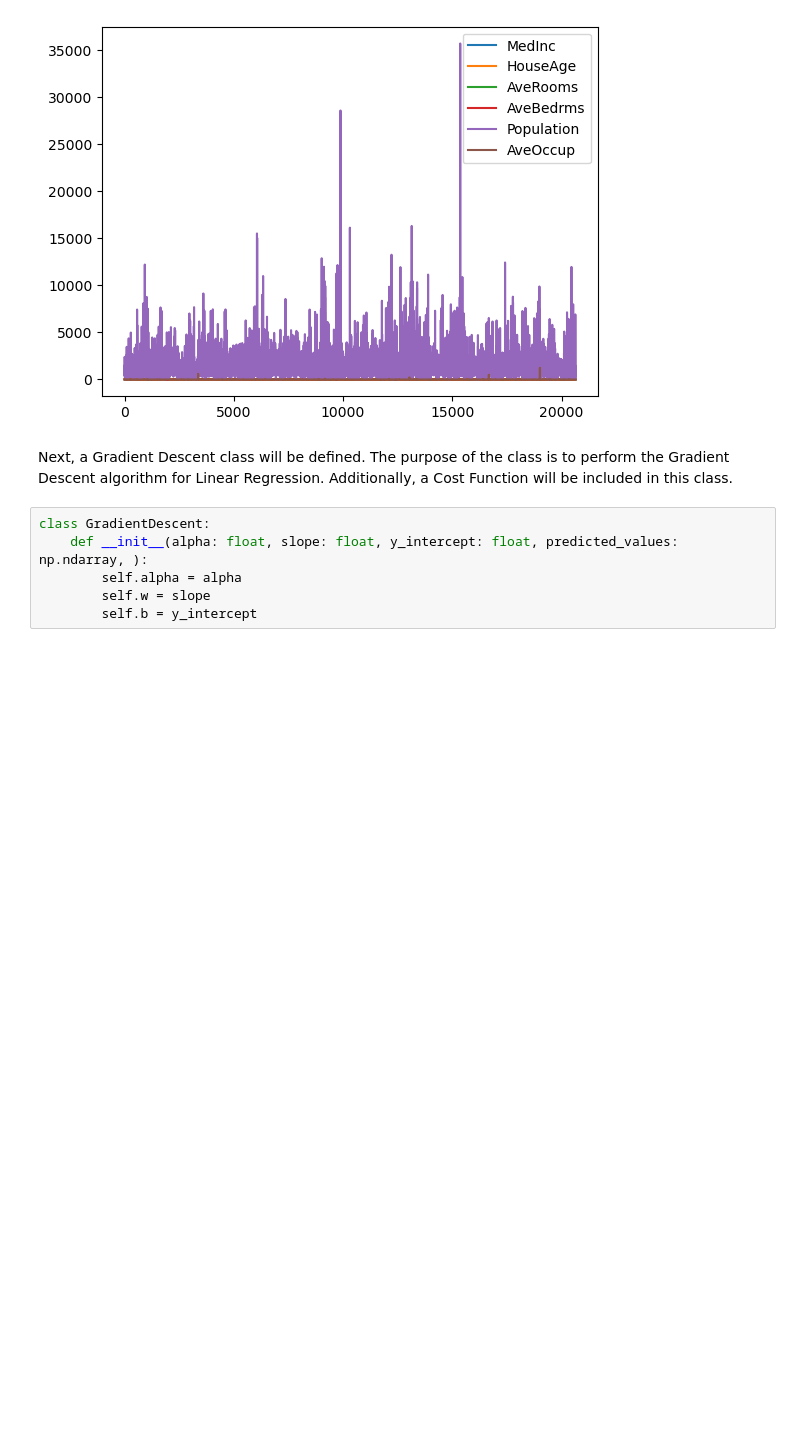
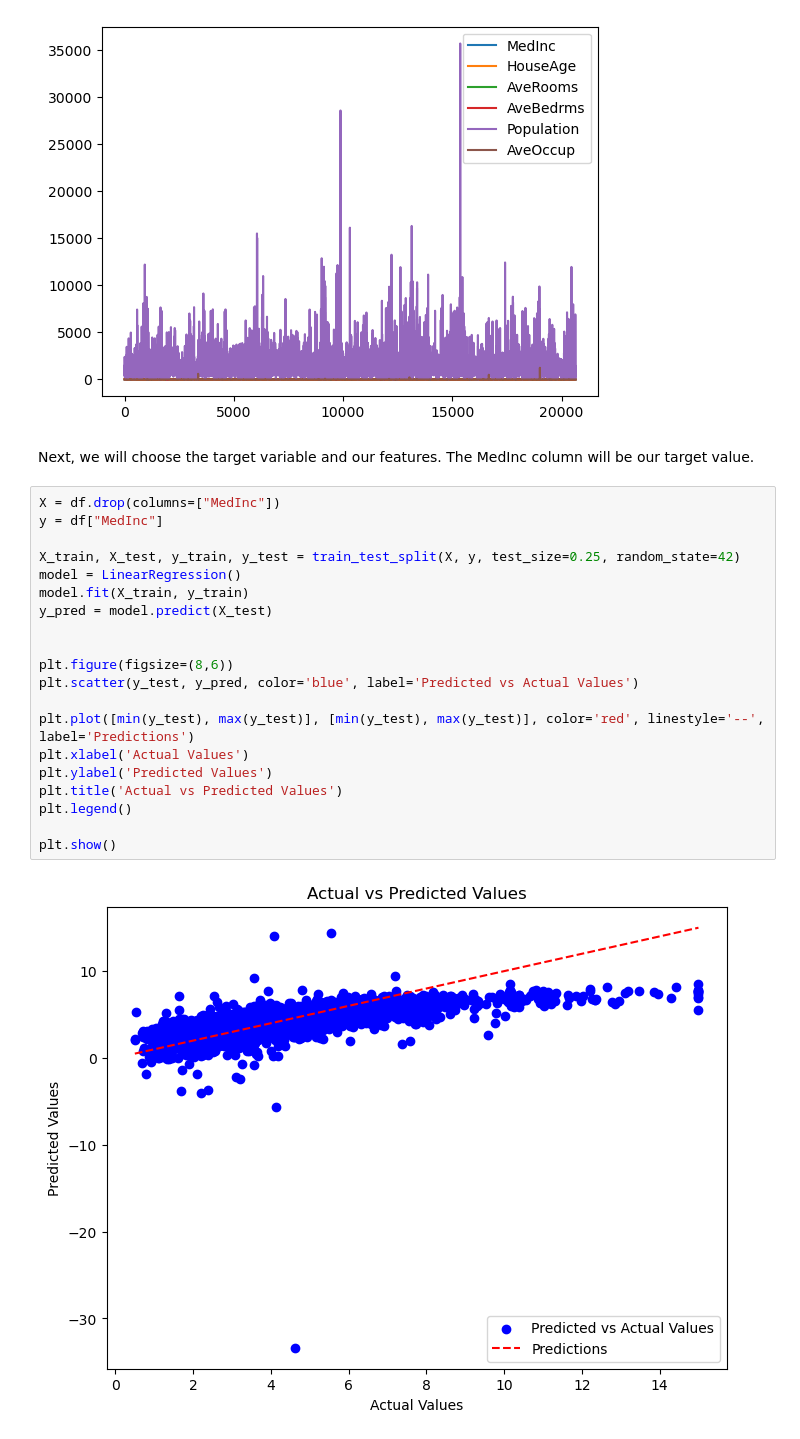
Before and after one commit to JPraskala/California-Housing, a Jupyter notebook: Housing Predictions.ipynb, the cells around one changed output. Saved outputs shown, nothing was run; the diff lists cells and outputs as text; blank space fills up the shorter version.

Commit message:
Finished Linear Regression

```diff
--- a/Housing Predictions.ipynb
+++ b/Housing Predictions.ipynb
@@ -56,11 +58,27 @@ df.plot()
 plt.show()
 # %% [output]
 [figure]
-# %% [markdown]
-Next, a Gradient Descent class will be defined. The purpose of the class is to perform the Gradient Descent algorithm for Linear Regression. Additionally, a Cost Function will be included in this class.
-# %%
-class GradientDescent:
-    def __init__(alpha: float, slope: float, y_intercept: float, predicted_values: np.ndarray, ):
-        self.alpha = alpha
-        self.w = slope
-        self.b = y_intercept
+# %% [markdown]
+Next, we will choose the target variable and our features. The MedInc column will be our target value.
+# %%
+X = df.drop(columns=["MedInc"])
+y = df["MedInc"]
+
+X_train, X_test, y_train, y_test = train_test_split(X, y, test_size=0.25, random_state=42)
+model = LinearRegression()
+model.fit(X_train, y_train)
+y_pred = model.predict(X_test)
+
+
+plt.figure(figsize=(8,6))
+plt.scatter(y_test, y_pred, color='blue', label='Predicted vs Actual Values')
+
+plt.plot([min(y_test), max(y_test)], [min(y_test), max(y_test)], color='red', linestyle='--', label='Predictions')
+plt.xlabel('Actual Values')
+plt.ylabel('Predicted Values')
+plt.title('Actual vs Predicted Values')
+plt.legend()
+
+plt.show()
+# %% [output]
+[figure, added]
```
Also changed, not shown: parts of 2 cells of this notebook.
